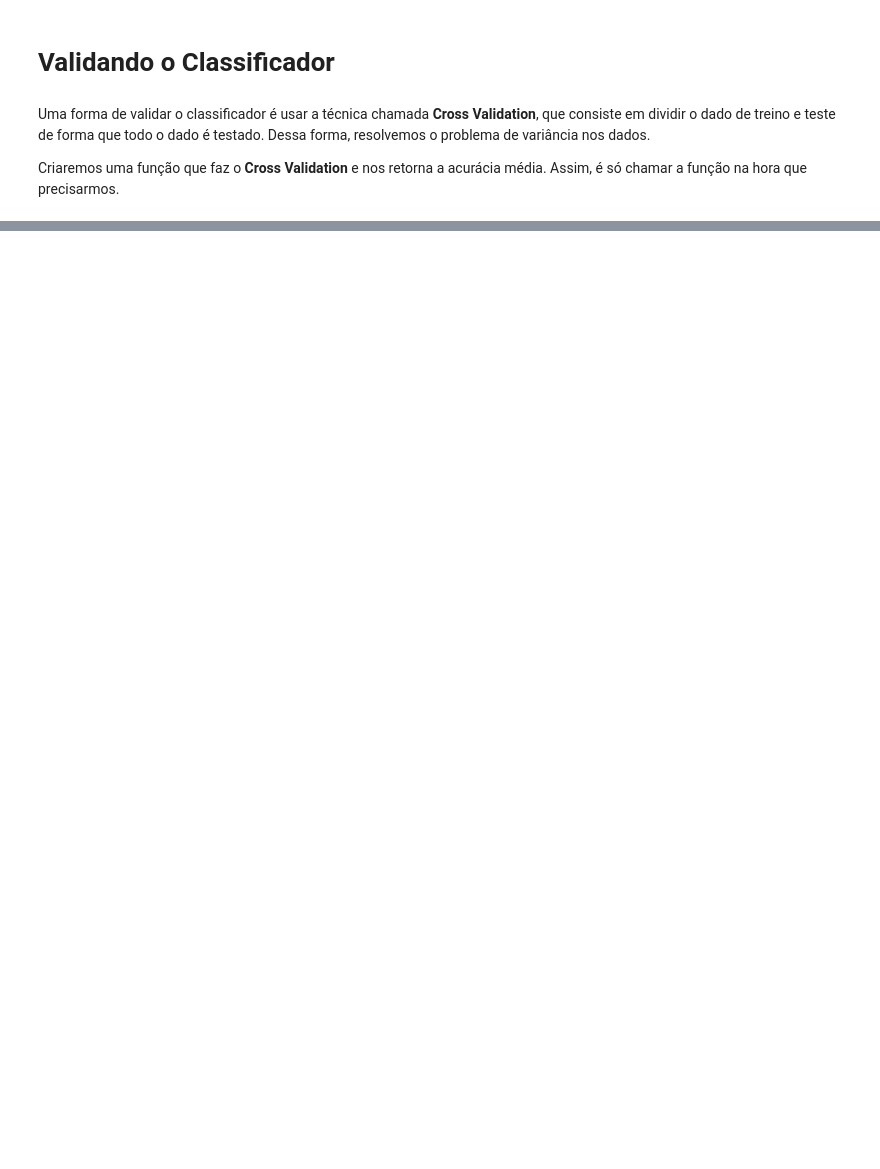
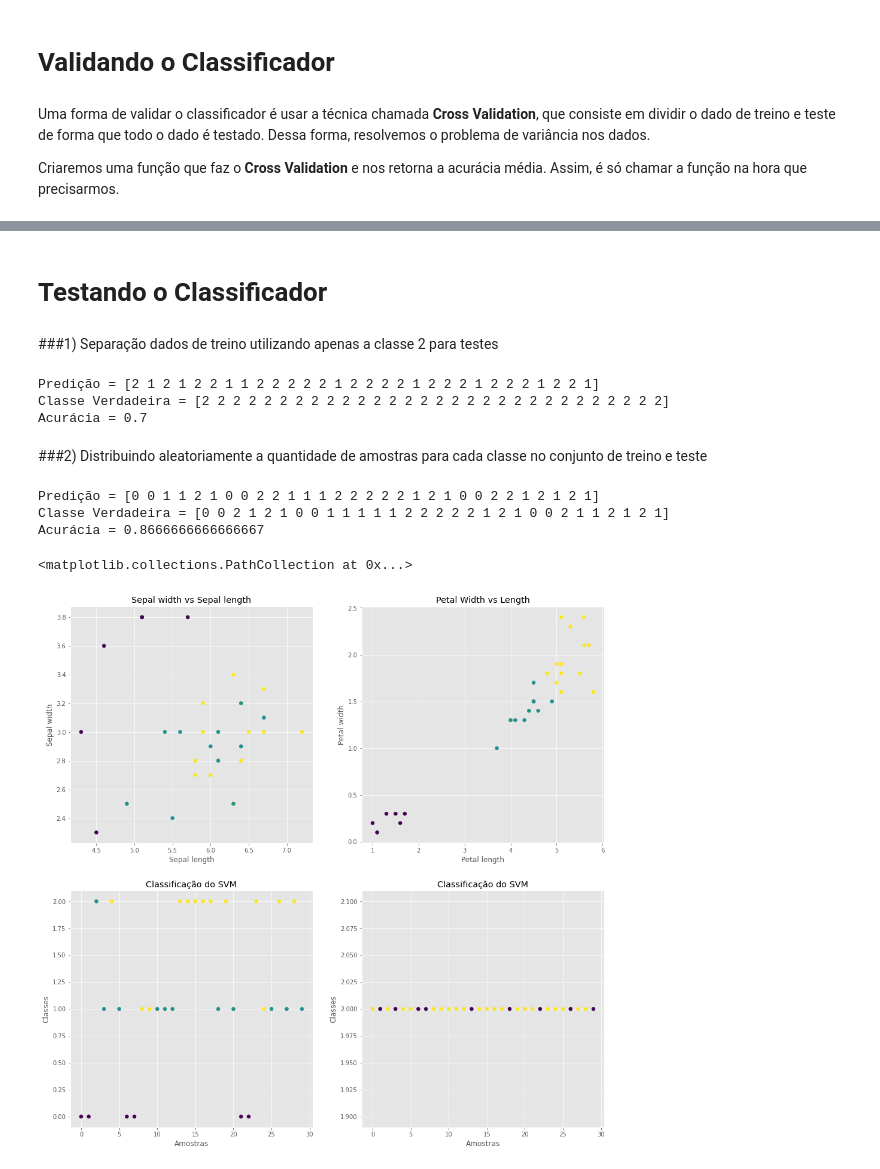
Before and after one commit to lucasarnalves/ArtIEEEficiais, a Jupyter notebook: machinelearning/Classification_SVM.ipynb, the cells around one changed output, grey strips where cells are left out. Drawn from its saved outputs; the diff is of its cells as text; code cells hidden in the pictures; blank space fills up the shorter version.

```diff
--- a/machinelearning/Classification_SVM.ipynb
+++ b/machinelearning/Classification_SVM.ipynb
@@ -176,6 +196,6 @@ len(treino[:-30]), len(classes[:-30])
 # %%
-clf = svm.SVC().fit(treino[:-30],classes[:-30])
-clf
+clf1 = svm.SVC().fit(treino[:-30],classes[:-30])
+clf1
 # %% [output]
 SVC(C=1.0, break_ties=False, cache_size=200, class_weight=None, coef0=0.0,
     decision_function_shape='ovr', degree=3, gamma='scale', kernel='rbf',
@@ -225,0 +209,5 @@ axes[1,0].scatter(range(len(classes[-30:])),classes[-30:],c=clf.predict(treino[-
+# %%
+from sklearn.model_selection import train_test_split
+
+x_train, x_test, y_train, y_test = train_test_split(x, y, test_size=0.2)
+y_test
@@ -225,0 +217,3 @@ axes[1,0].scatter(range(len(classes[-30:])),classes[-30:],c=clf.predict(treino[-
+# %%
+clf_split = svm.SVC().fit(x_train,y_train)
+clf_split
@@ -239,0 +247,64 @@ Acuracia(clf,treino,classes)
+# %% [markdown]
+# Testando o Classificador
+# %% [markdown]
+###1) Separação dados de treino utilizando apenas a classe 2 para testes
+# %%
+print('Predição =', clf1.predict(treino[-30:]))
+print('Classe Verdadeira =', classes[-30:])
+
+from sklearn.metrics import accuracy_score
+
+print('Acurácia =', accuracy_score(clf1.predict(treino[-30:]), classes[-30:]))
+# %% [output]
+Predição = [2 1 2 1 2 2 1 1 2 2 2 2 2 1 2 2 2 2 1 2 2 2 1 2 2 2 1 2 2 1]
+Classe Verdadeira = [2 2 2 2 2 2 2 2 2 2 2 2 2 2 2 2 2 2 2 2 2 2 2 2 2 2 2 2 2 2]
+Acurácia = 0.7
+# %% [markdown]
+###2) Distribuindo aleatoriamente a quantidade de amostras para cada classe no conjunto de treino e teste
+# %%
+print('Predição =', clf_split.predict(x_test))
+print('Classe Verdadeira =', y_test)
+
+from sklearn.metrics import accuracy_score
+
+print('Acurácia =', accuracy_score(clf_split.predict(x_test), y_test))
+# %% [output]
+Predição = [0 0 1 1 2 1 0 0 2 2 1 1 1 2 2 2 2 2 1 2 1 0 0 2 2 1 2 1 2 1]
+Classe Verdadeira = [0 0 2 1 2 1 0 0 1 1 1 1 1 2 2 2 2 2 1 2 1 0 0 2 1 1 2 1 2 1]
+Acurácia = 0.8666666666666667
+# %%
+%matplotlib inline
+from matplotlib import style
+style.use("ggplot")
+
+fig, axes = plt.subplots(2, 2, figsize =(16,16))
+#sepal length vs sepal width
+axes[0,0].set_xlabel('Sepal length')
+axes[0,0].set_ylabel('Sepal width')
+axes[0,0].set_title('Sepal width vs Sepal length')
+axes[0,0].scatter(x_test[:,0],x_test[:,1], c=clf_split.predict(x_test))
+#axes[0,0].scatter(treino[-30:,0],treino[-30:,1], c=clf1.predict(treino[-30:]))
+
+#petal length vs petal width
+axes[0,1].set_xlabel('Petal length')
+axes[0,1].set_ylabel('Petal width')
+axes[0,1].set_title('Petal Width vs Length')
+axes[0,1].scatter(x_test[:,2],x_test[:,3], c=clf_split.predict(x_test))
+#axes[0,1].scatter(treino[-30:,2], treino[-30:,3], c=clf1.predict(treino[-30:]))
+
+#Classificador
+axes[1,0].set_xlabel('Amostras')
+axes[1,0].set_ylabel('Classes')
+axes[1,0].set_title('Classificação do SVM')
+axes[1,0].scatter(range(len(y_test)),y_test, c=clf_split.predict(x_test))
+#axes[1,0].scatter(range(len(classes[-30:])),classes[-30:],c=clf1.predict(treino[-30:]))
+
+#Classificador
+axes[1,1].set_xlabel('Amostras')
+axes[1,1].set_ylabel('Classes')
+axes[1,1].set_title('Classificação do SVM')
+#axes[1,1].scatter(range(len(y_test)),y_test, c=clf_split.predict(x_test))
+axes[1,1].scatter(range(len(classes[-30:])),classes[-30:],c=clf1.predict(treino[-30:]))
+# %% [output]
+<matplotlib.collections.PathCollection at 0x...>
+[figure, added]
```
Also changed, not shown: parts of 17 cells of this notebook, 2 other files.
